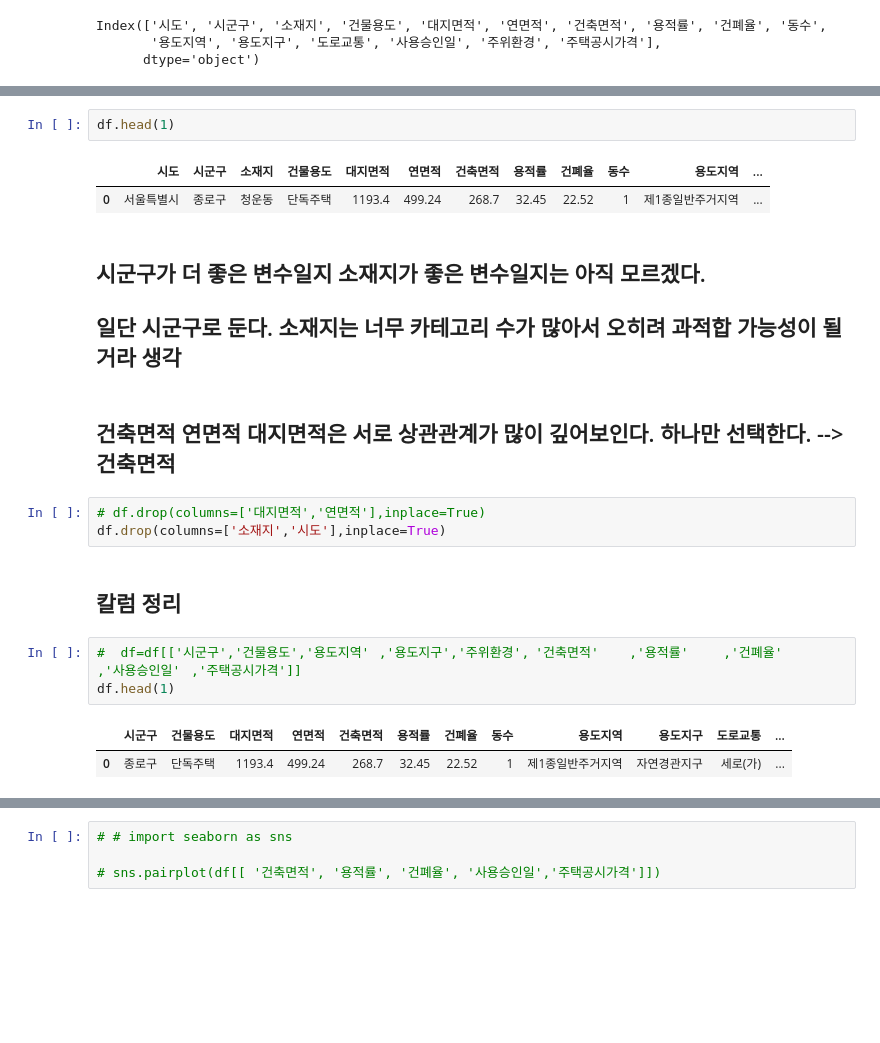
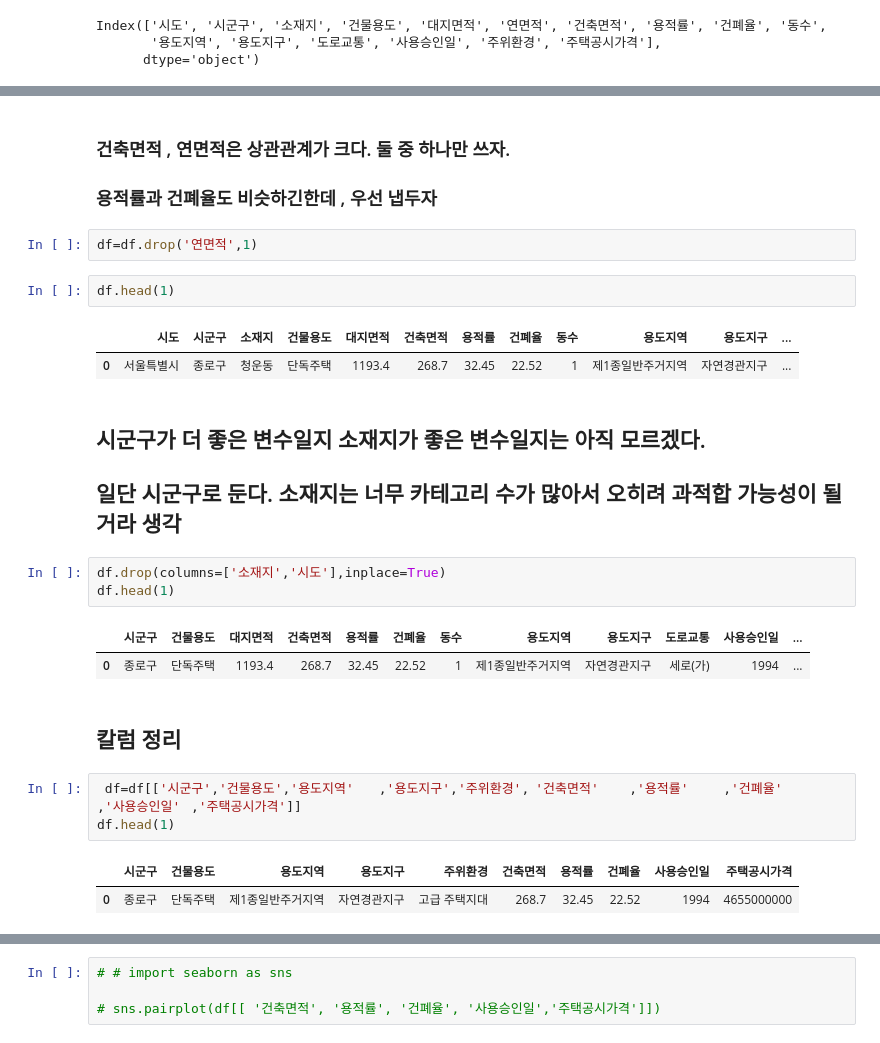
Before and after one commit to HayeonKimm/project, a Jupyter notebook: Project/Machine-Learning/toy_machine_pjt/서울_주택가격_예측해보기(토이).ipynb, the cells around one changed output, grey strips where cells are left out. Drawn from its saved outputs; the diff is of its cells as text; blank space fills up the shorter version.

```diff
--- a/Project/Machine-Learning/toy_machine_pjt/서울_주택가격_예측해보기(토이).ipynb
+++ b/Project/Machine-Learning/toy_machine_pjt/서울_주택가격_예측해보기(토이).ipynb
@@ -172,21 +179,28 @@ findfont: Font family ['NanumBarunGothic'] not found. Falling back to DejaVu San
+# %% [markdown]
+### 건축면적 , 연면적은 상관관계가 크다. 둘 중 하나만 쓰자.
+
+### 용적률과 건폐율도 비슷하긴한데 , 우선 냅두자
+# %%
+df=df.drop('연면적',1)
 # %%
 df.head(1)
 # %% [output]
-|  | 시도 | 시군구 | 소재지 | 건물용도 | 대지면적 | 연면적 | 건축면적 | 용적률 | 건폐율 | 동수 | 용도지역 | ... |
-| 0 | 서울특별시 | 종로구 | 청운동 | 단독주택 | 1193.4 | 499.24 | 268.7 | 32.45 | 22.52 | 1 | 제1종일반주거지역 | ... |
+|  | 시도 | 시군구 | 소재지 | 건물용도 | 대지면적 | 건축면적 | 용적률 | 건폐율 | 동수 | 용도지역 | 용도지구 | ... |
+| 0 | 서울특별시 | 종로구 | 청운동 | 단독주택 | 1193.4 | 268.7 | 32.45 | 22.52 | 1 | 제1종일반주거지역 | 자연경관지구 | ... |
 # %% [markdown]
 ## 시군구가 더 좋은 변수일지 소재지가 좋은 변수일지는 아직 모르겠다.
 ## 일단 시군구로 둔다. 소재지는 너무 카테고리 수가 많아서 오히려 과적합 가능성이 될거라 생각
-# %% [markdown]
-## 건축면적 연면적 대지면적은 서로 상관관계가 많이 깊어보인다. 하나만 선택한다. --> 건축면적
 # %%
-# df.drop(columns=['대지면적','연면적'],inplace=True)
 df.drop(columns=['소재지','시도'],inplace=True)
+df.head(1)
+# %% [output]
+|  | 시군구 | 건물용도 | 대지면적 | 건축면적 | 용적률 | 건폐율 | 동수 | 용도지역 | 용도지구 | 도로교통 | 사용승인일 | ... |
+| 0 | 종로구 | 단독주택 | 1193.4 | 268.7 | 32.45 | 22.52 | 1 | 제1종일반주거지역 | 자연경관지구 | 세로(가) | 1994 | ... |
 # %% [markdown]
 ## 칼럼 정리
 # %%
-#  df=df[['시군구','건물용도','용도지역'	,'용도지구','주위환경',	'건축면적'	,'용적률'	,'건폐율'		,'사용승인일'	,'주택공시가격']]
+ df=df[['시군구','건물용도','용도지역'	,'용도지구','주위환경',	'건축면적'	,'용적률'	,'건폐율'		,'사용승인일'	,'주택공시가격']]
 df.head(1)
 # %% [output]
-|  | 시군구 | 건물용도 | 대지면적 | 연면적 | 건축면적 | 용적률 | 건폐율 | 동수 | 용도지역 | 용도지구 | 도로교통 | ... |
-| 0 | 종로구 | 단독주택 | 1193.4 | 499.24 | 268.7 | 32.45 | 22.52 | 1 | 제1종일반주거지역 | 자연경관지구 | 세로(가) | ... |
+|  | 시군구 | 건물용도 | 용도지역 | 용도지구 | 주위환경 | 건축면적 | 용적률 | 건폐율 | 사용승인일 | 주택공시가격 |
+| 0 | 종로구 | 단독주택 | 제1종일반주거지역 | 자연경관지구 | 고급 주택지대 | 268.7 | 32.45 | 22.52 | 1994 | 4655000000 |
```
Also changed, not shown: parts of 24 cells of this notebook.
